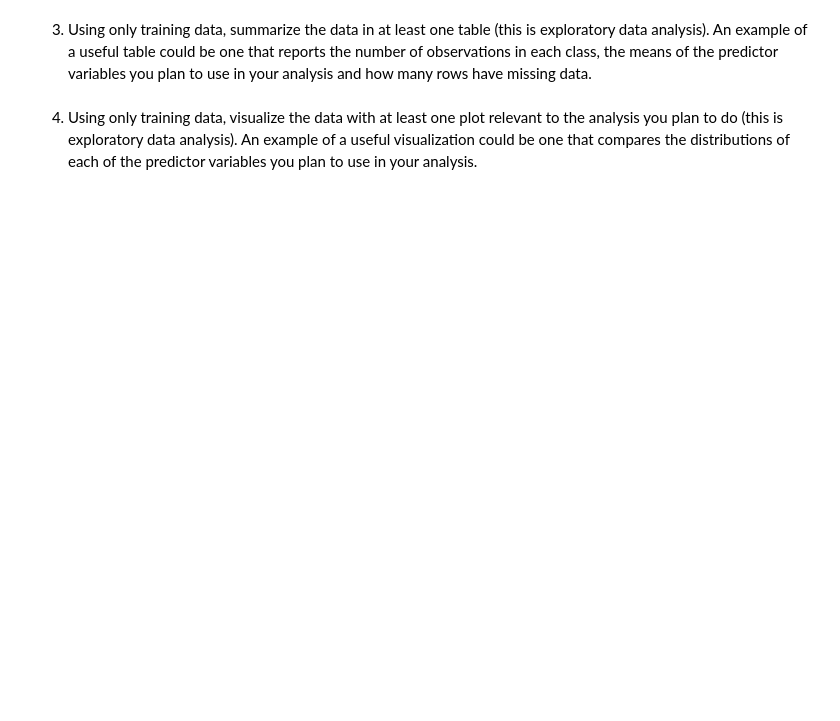
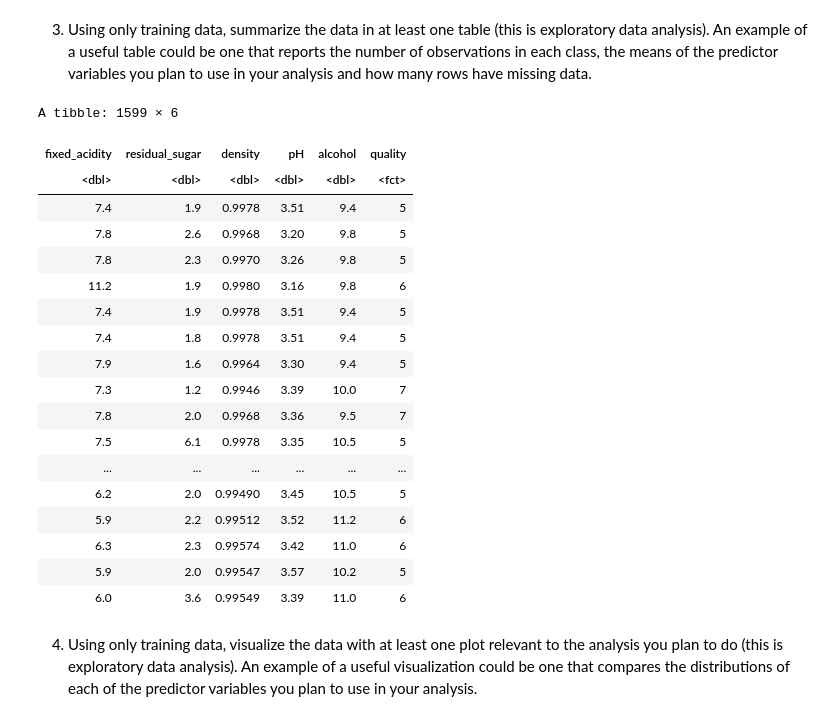
Before and after one commit to farazht/classifying-red-wine-quality, a Jupyter notebook: Group Proposal.ipynb, the cells around one changed output. Drawn from its saved outputs; the diff is of its cells as text; code cells hidden in the pictures; blank space fills up the shorter version.

```diff
--- a/Group Proposal.ipynb
+++ b/Group Proposal.ipynb
@@ -73,4 +77,29 @@ A tibble: 1600 × 12
 # %% [markdown]
 3. Using only training data, summarize the data in at least one table (this is exploratory data analysis). An example of a useful table could be one that reports the number of observations in each class, the means of the predictor variables you plan to use in your analysis and how many rows have missing data.
+# %%
+redwine_data <- redwine_data |>
+    select(fixed_acidity, residual_sugar, density, pH, alcohol, quality)
+
+redwine_data
+# %% [output]
+A tibble: 1599 × 6
+| fixed_acidity | residual_sugar | density | pH | alcohol | quality |
+| <dbl> | <dbl> | <dbl> | <dbl> | <dbl> | <fct> |
+| 7.4 | 1.9 | 0.9978 | 3.51 | 9.4 | 5 |
+| 7.8 | 2.6 | 0.9968 | 3.20 | 9.8 | 5 |
+| 7.8 | 2.3 | 0.9970 | 3.26 | 9.8 | 5 |
+| 11.2 | 1.9 | 0.9980 | 3.16 | 9.8 | 6 |
+| 7.4 | 1.9 | 0.9978 | 3.51 | 9.4 | 5 |
+| 7.4 | 1.8 | 0.9978 | 3.51 | 9.4 | 5 |
+| 7.9 | 1.6 | 0.9964 | 3.30 | 9.4 | 5 |
+| 7.3 | 1.2 | 0.9946 | 3.39 | 10.0 | 7 |
+| 7.8 | 2.0 | 0.9968 | 3.36 | 9.5 | 7 |
+| 7.5 | 6.1 | 0.9978 | 3.35 | 10.5 | 5 |
+| ... | ... | ... | ... | ... | ... |
+| 6.2 | 2.0 | 0.99490 | 3.45 | 10.5 | 5 |
+| 5.9 | 2.2 | 0.99512 | 3.52 | 11.2 | 6 |
+| 6.3 | 2.3 | 0.99574 | 3.42 | 11.0 | 6 |
+| 5.9 | 2.0 | 0.99547 | 3.57 | 10.2 | 5 |
+| 6.0 | 3.6 | 0.99549 | 3.39 | 11.0 | 6 |
 # %% [markdown]
 4. Using only training data, visualize the data with at least one plot relevant to the analysis you plan to do (this is exploratory data analysis). An example of a useful visualization could be one that compares the distributions of each of the predictor variables you plan to use in your analysis.
```
Also changed, not shown: parts of 8 cells of this notebook.
